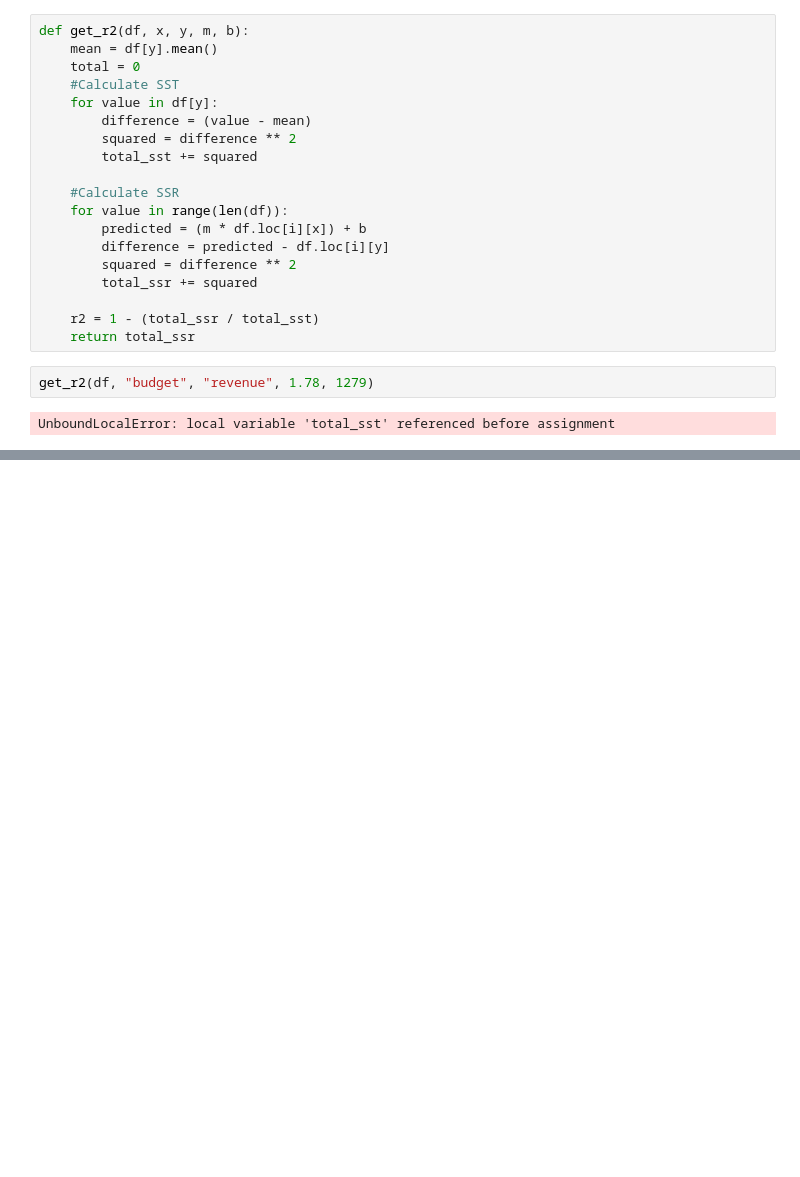
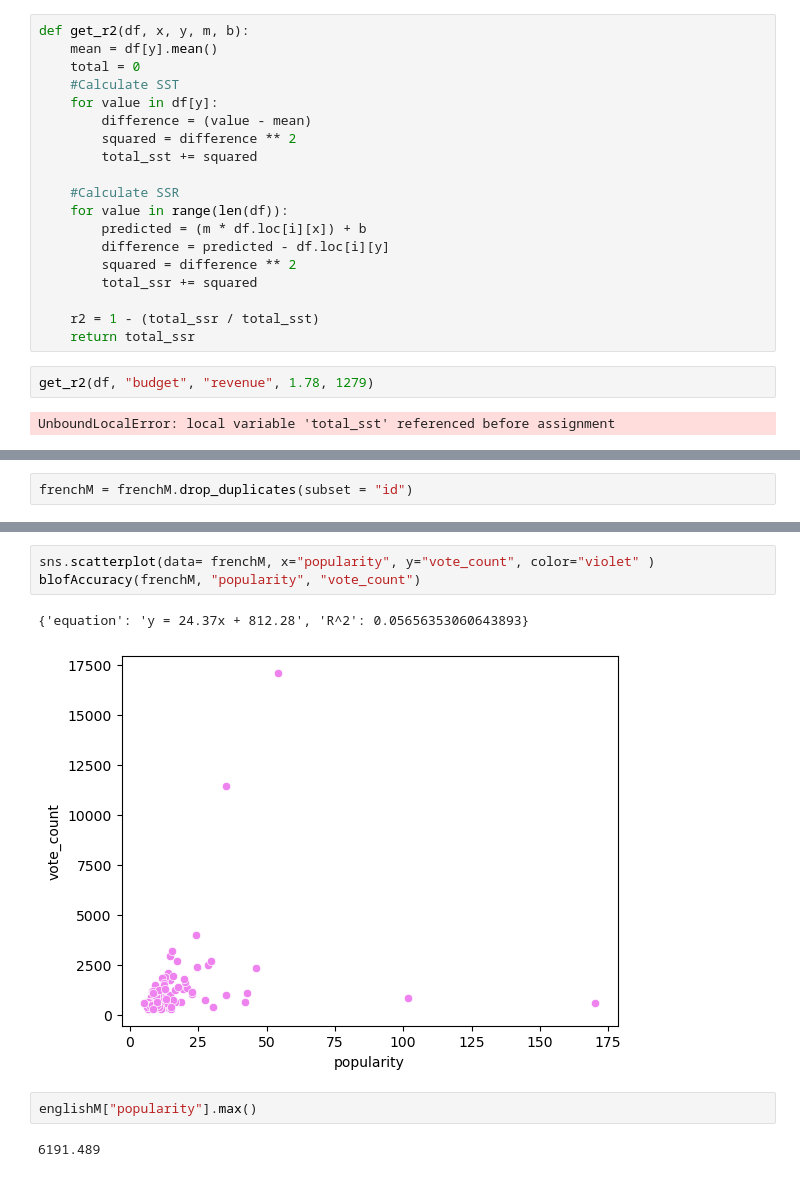
Before and after one commit to IsaacG-L/AI, a Jupyter notebook: Semester 1/Movies/Movies.ipynb, the cells around one changed output, grey strips where cells are left out. Drawn from its saved outputs; the diff is of its cells as text; blank space fills up the shorter version.

```diff
--- a/Semester 1/Movies/Movies.ipynb
+++ b/Semester 1/Movies/Movies.ipynb
@@ -530,0 +578,2 @@ memory usage: 3.5+ KB
+# %%
+frenchM = frenchM.drop_duplicates(subset = "id")
@@ -530,0 +586,10 @@ memory usage: 3.5+ KB
+# %%
+sns.scatterplot(data= frenchM, x="popularity", y="vote_count", color="violet" )
+blofAccuracy(frenchM, "popularity", "vote_count")
+# %% [output]
+{'equation': 'y = 24.37x + 812.28', 'R^2': 0.05656353060643893}
+[figure, added]
+# %%
+englishM["popularity"].max()
+# %% [output]
+6191.489
```
Also changed, not shown: parts of 35 cells of this notebook, 1 other file.
